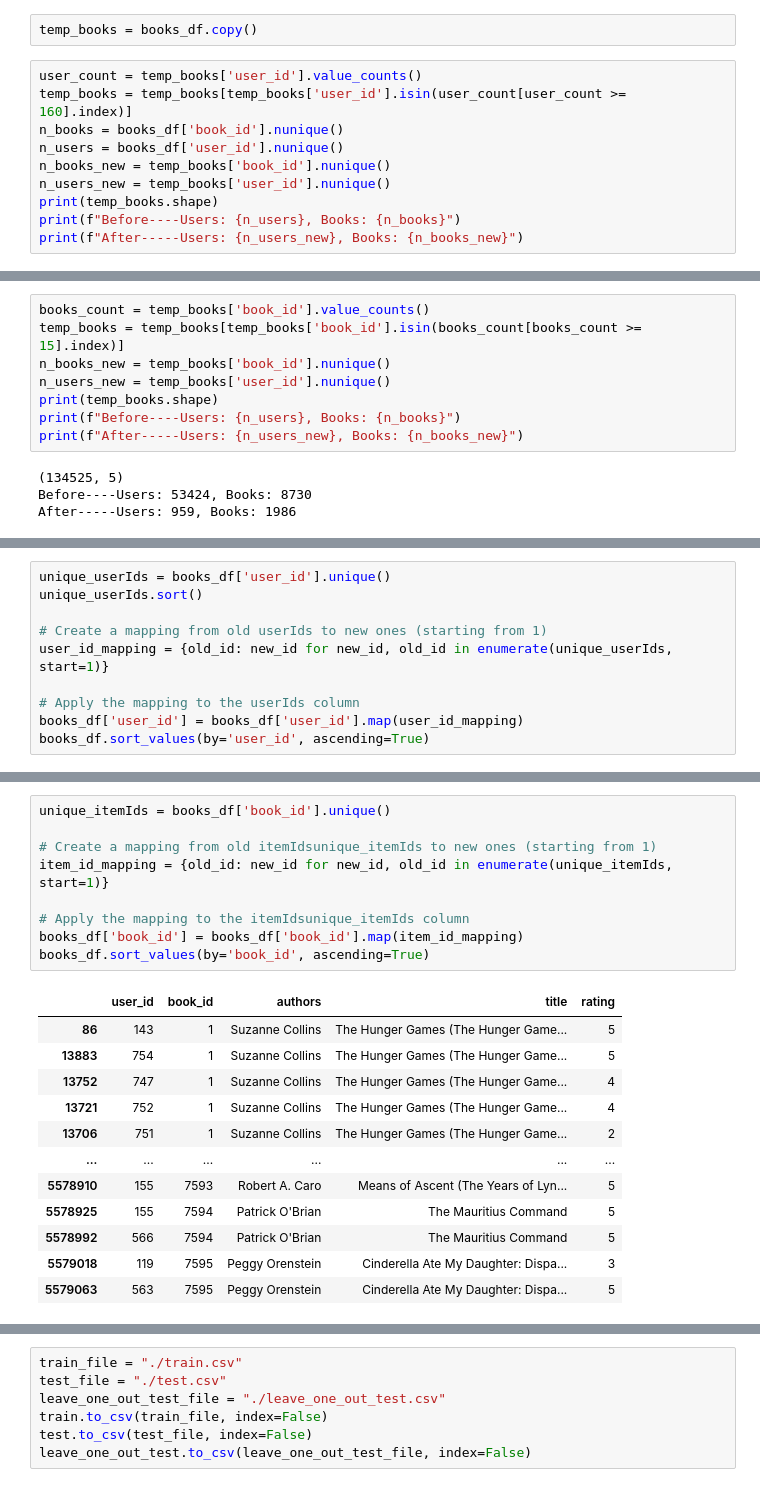
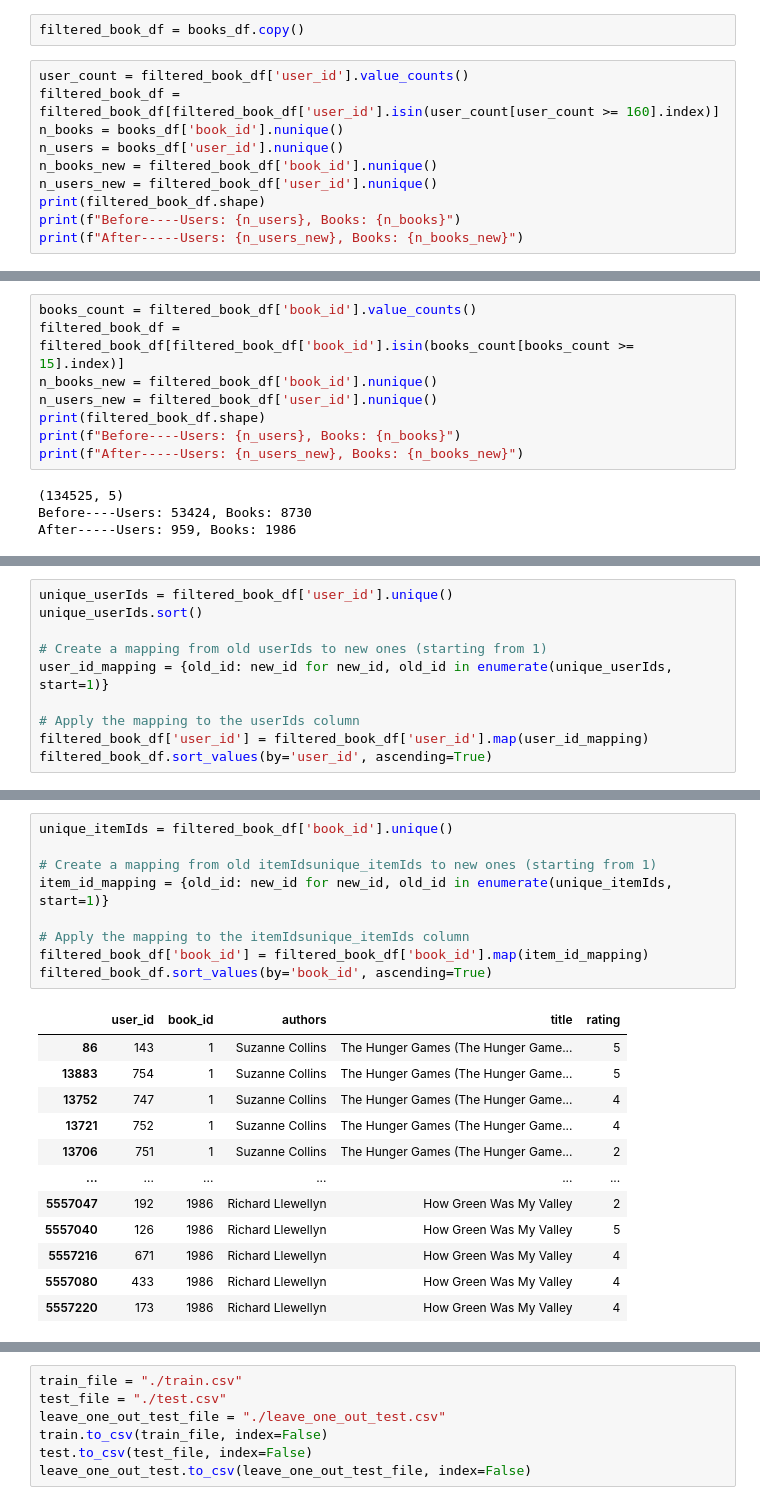
Before and after one commit to H4mz4k7/TheReadingRoom, a Jupyter notebook: ncf_notebook.ipynb, the cells around one changed output, grey strips where cells are left out. Drawn from its saved outputs; the diff is of its cells as text.

```diff
--- a/ncf_notebook.ipynb
+++ b/ncf_notebook.ipynb
@@ -87,15 +68,15 @@ books_df.shape
 # %% [output]
 (5579146, 5)
 # %%
-temp_books = books_df.copy()
+filtered_book_df = books_df.copy()
 # %%
-user_count = temp_books['user_id'].value_counts()
-temp_books = temp_books[temp_books['user_id'].isin(user_count[user_count >= 160].index)]
+user_count = filtered_book_df['user_id'].value_counts()
+filtered_book_df = filtered_book_df[filtered_book_df['user_id'].isin(user_count[user_count >= 160].index)]
 n_books = books_df['book_id'].nunique()
 n_users = books_df['user_id'].nunique()
-n_books_new = temp_books['book_id'].nunique()
-n_users_new = temp_books['user_id'].nunique()
-print(temp_books.shape)
+n_books_new = filtered_book_df['book_id'].nunique()
+n_users_new = filtered_book_df['user_id'].nunique()
+print(filtered_book_df.shape)
 print(f"Before----Users: {n_users}, Books: {n_books}")
 print(f"After-----Users: {n_users_new}, Books: {n_books_new}")
 # %% [output]
@@ -103,11 +84,11 @@ print(f"After-----Users: {n_users_new}, Books: {n_books_new}")
 Before----Users: 53424, Books: 8730
 After-----Users: 959, Books: 7595
 # %%
-books_count = temp_books['book_id'].value_counts()
-temp_books = temp_books[temp_books['book_id'].isin(books_count[books_count >= 15].index)]
-n_books_new = temp_books['book_id'].nunique()
-n_users_new = temp_books['user_id'].nunique()
-print(temp_books.shape)
+books_count = filtered_book_df['book_id'].value_counts()
+filtered_book_df = filtered_book_df[filtered_book_df['book_id'].isin(books_count[books_count >= 15].index)]
+n_books_new = filtered_book_df['book_id'].nunique()
+n_users_new = filtered_book_df['user_id'].nunique()
+print(filtered_book_df.shape)
 print(f"Before----Users: {n_users}, Books: {n_books}")
 print(f"After-----Users: {n_users_new}, Books: {n_books_new}")
 # %% [output]
@@ -128,12 +98,12 @@ books_df.shape
 # %%
-unique_userIds = books_df['user_id'].unique()
+unique_userIds = filtered_book_df['user_id'].unique()
 unique_userIds.sort()
 
 # Create a mapping from old userIds to new ones (starting from 1)
 user_id_mapping = {old_id: new_id for new_id, old_id in enumerate(unique_userIds, start=1)}
 
 # Apply the mapping to the userIds column
-books_df['user_id'] = books_df['user_id'].map(user_id_mapping)
-books_df.sort_values(by='user_id', ascending=True)
+filtered_book_df['user_id'] = filtered_book_df['user_id'].map(user_id_mapping)
+filtered_book_df.sort_values(by='user_id', ascending=True)
 # %% [output]
 |  | user_id | book_id | authors | title | rating |
@@ -152,22 +122,22 @@ books_df.sort_values(by='user_id', ascending=True)
 # %%
-unique_itemIds = books_df['book_id'].unique()
+unique_itemIds = filtered_book_df['book_id'].unique()
 
 # Create a mapping from old itemIdsunique_itemIds to new ones (starting from 1)
 item_id_mapping = {old_id: new_id for new_id, old_id in enumerate(unique_itemIds, start=1)}
 
 # Apply the mapping to the itemIdsunique_itemIds column
-books_df['book_id'] = books_df['book_id'].map(item_id_mapping)
-books_df.sort_values(by='book_id', ascending=True)
+filtered_book_df['book_id'] = filtered_book_df['book_id'].map(item_id_mapping)
+filtered_book_df.sort_values(by='book_id', ascending=True)
 # %% [output]
 |  | user_id | book_id | authors | title | rating |
 | 86 | 143 | 1 | Suzanne Collins | The Hunger Games (The Hunger Game... | 5 |
 | 13883 | 754 | 1 | Suzanne Collins | The Hunger Games (The Hunger Game... | 5 |
 | 13752 | 747 | 1 | Suzanne Collins | The Hunger Games (The Hunger Game... | 4 |
 | 13721 | 752 | 1 | Suzanne Collins | The Hunger Games (The Hunger Game... | 4 |
 | 13706 | 751 | 1 | Suzanne Collins | The Hunger Games (The Hunger Game... | 2 |
 | ... | ... | ... | ... | ... | ... |
-| 5578910 | 155 | 7593 | Robert A. Caro | Means of Ascent (The Years of Lyn... | 5 |
-| 5578925 | 155 | 7594 | Patrick O'Brian | The Mauritius Command | 5 |
-| 5578992 | 566 | 7594 | Patrick O'Brian | The Mauritius Command | 5 |
-| 5579018 | 119 | 7595 | Peggy Orenstein | Cinderella Ate My Daughter: Dispa... | 3 |
-| 5579063 | 563 | 7595 | Peggy Orenstein | Cinderella Ate My Daughter: Dispa... | 5 |
+| 5557047 | 192 | 1986 | Richard Llewellyn | How Green Was My Valley | 2 |
+| 5557040 | 126 | 1986 | Richard Llewellyn | How Green Was My Valley | 5 |
+| 5557216 | 671 | 1986 | Richard Llewellyn | How Green Was My Valley | 4 |
+| 5557080 | 433 | 1986 | Richard Llewellyn | How Green Was My Valley | 4 |
+| 5557220 | 173 | 1986 | Richard Llewellyn | How Green Was My Valley | 4 |
```
Also changed, not shown: parts of 23 cells of this notebook, 5 other files.
